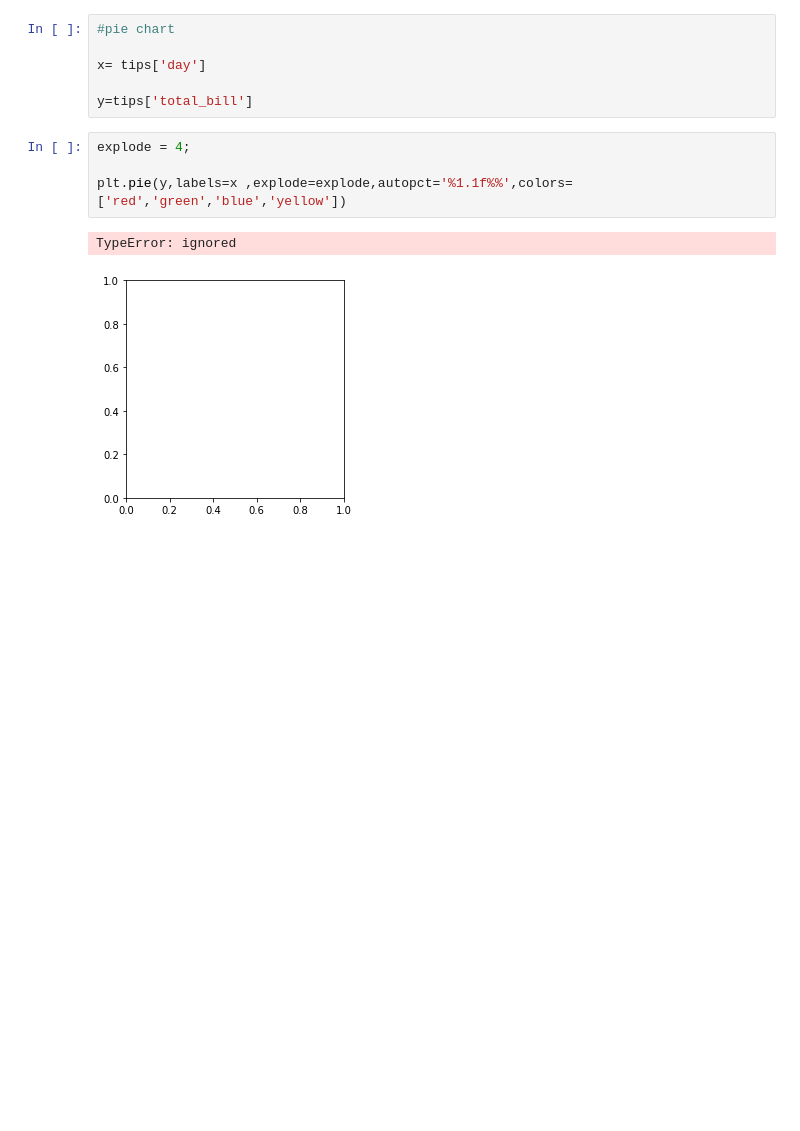
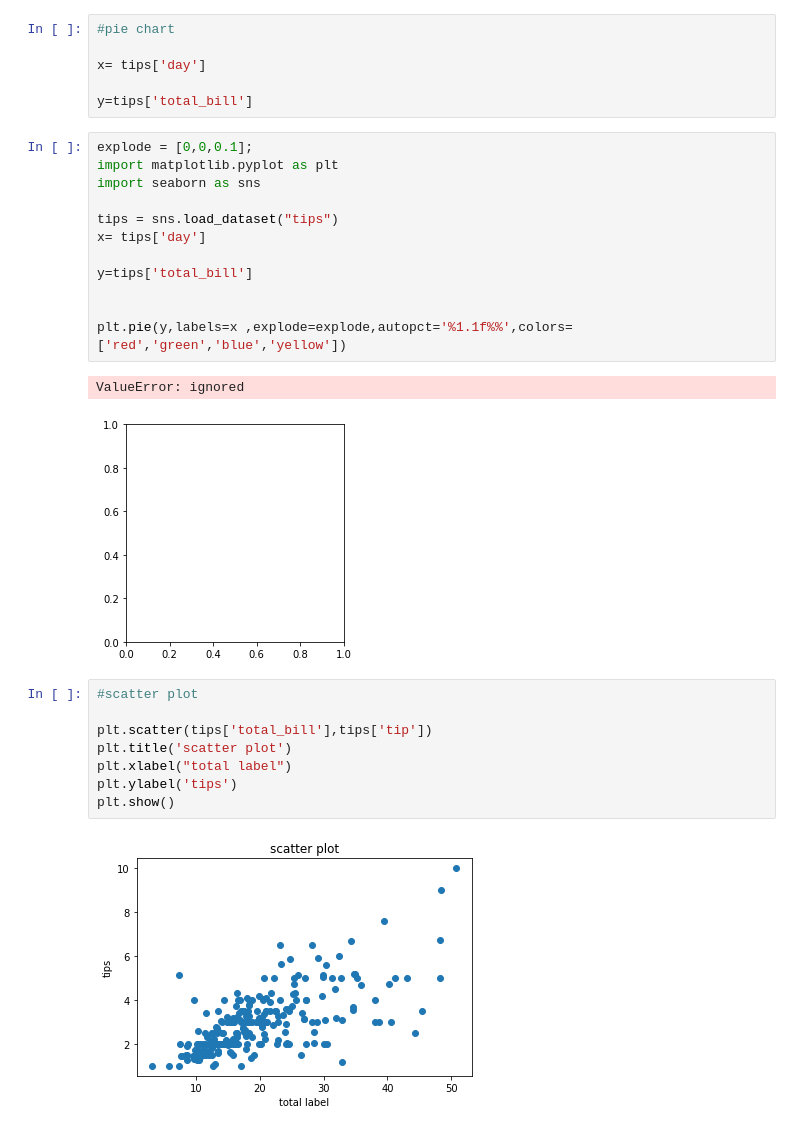
Before and after one commit to GIRISH2409/Day2_ML, a Jupyter notebook: Day2.ipynb, the cells around one changed output. Saved outputs shown, nothing was run; the diff lists cells and outputs as text; blank space fills up the shorter version.

```diff
--- a/Day2.ipynb
+++ b/Day2.ipynb
@@ -154,9 +154,27 @@ x= tips['day']
 
 y=tips['total_bill']
 # %%
-explode = 4;
+explode = [0,0,0.1];
+import matplotlib.pyplot as plt
+import seaborn as sns
+
+tips = sns.load_dataset("tips")
+x= tips['day']
+
+y=tips['total_bill']
+
 
 plt.pie(y,labels=x ,explode=explode,autopct='%1.1f%%',colors=['red','green','blue','yellow'])
 # %% [output]
-TypeError: ignored
+ValueError: ignored
 [figure]
+# %%
+#scatter plot
+
+plt.scatter(tips['total_bill'],tips['tip'])
+plt.title('scatter plot')
+plt.xlabel("total label")
+plt.ylabel('tips')
+plt.show()
+# %% [output]
+[figure, added]
```
Also changed, not shown: parts of 5 cells of this notebook.
